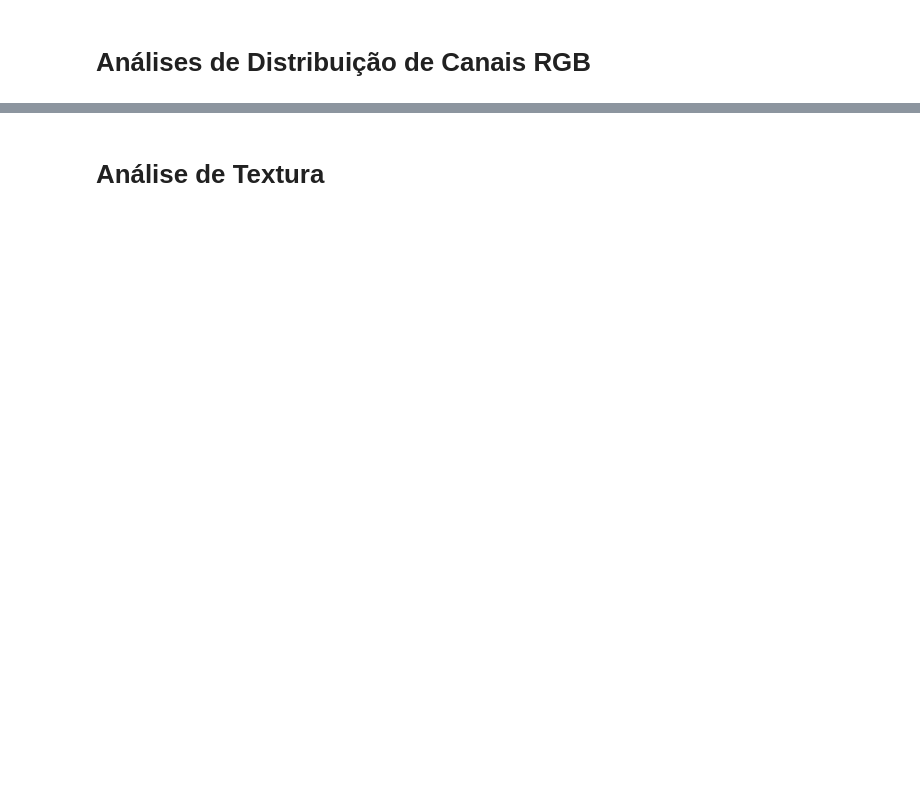
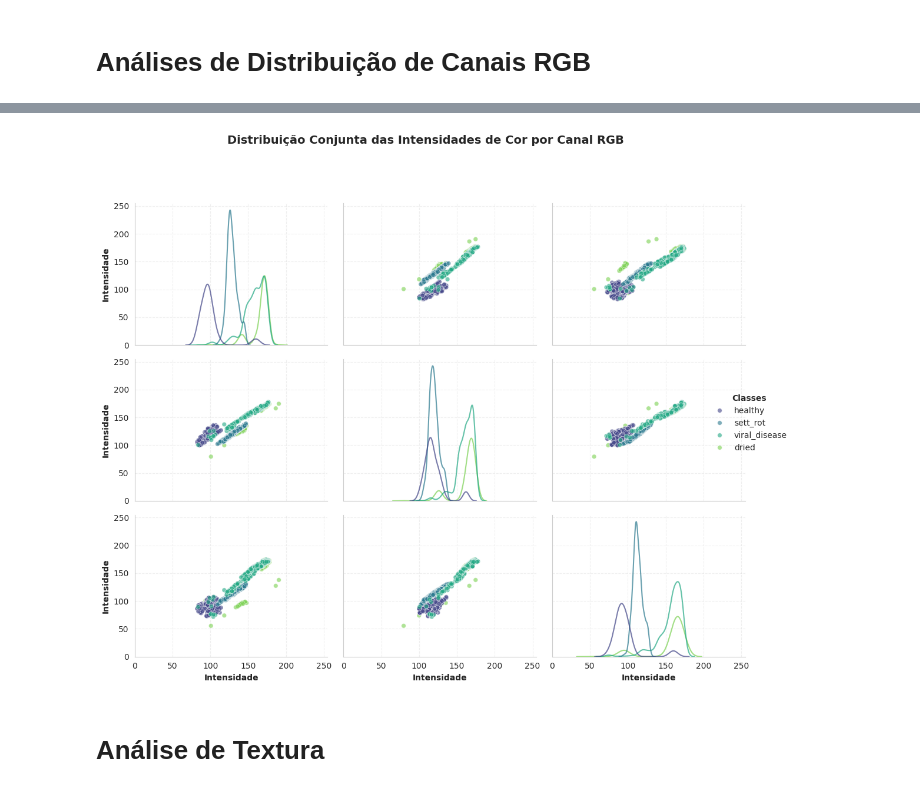
Before and after one commit to BrunoAFurquim/Sugarcane-Disease-Classification, a Jupyter notebook: sugarcane_disease_exploratory_analysis.ipynb, the cells around one changed output, grey strips where cells are left out. Drawn from its saved outputs; the diff is of its cells as text; code cells hidden in the pictures; blank space fills up the shorter version.

```diff
--- a/sugarcane_disease_exploratory_analysis.ipynb
+++ b/sugarcane_disease_exploratory_analysis.ipynb
@@ -283,3 +383,77 @@ plt.show()
+# %%
+import pandas as pd
+import numpy as np
+import seaborn as sns
+import matplotlib.pyplot as plt
+
+data = []
+for cls in class_stats:
+    means_rgb = np.array(class_stats[cls]['means_rgb'])
+
+    for m in means_rgb:
+        data.append({
+            'Class': cls,
+            'R': m[0],
+            'G': m[1],
+            'B': m[2],
+            'Intensity': np.mean(m)  # Valor médio para ordenação
+        })
+
+df = pd.DataFrame(data)
+
+# Ordena as classes pela intensidade média
+class_order = df.groupby('Class')['Intensity'].mean().sort_values().index.tolist()
+df['Class'] = pd.Categorical(df['Class'], categories=class_order, ordered=True)
+
+sns.set_style("whitegrid")
+plt.rcParams['axes.titleweight'] = 'bold'
+plt.rcParams['axes.labelweight'] = 'bold'
+
+g = sns.pairplot(
+    data=df,
+    vars=['R', 'G', 'B'],
+    hue='Class',
+    palette='viridis',
+    plot_kws={
+        'alpha': 0.6,
+        's': 30,
+        'edgecolor': 'w',
+        'linewidth': 0.5
+    },
+    diag_kws={
+        'alpha': 0.7,
+        'fill': False,
+        'linewidth': 1.5
+    },
+    height=3,
+    aspect=1.1,
+    corner=False
+)
+
+g.fig.suptitle("Distribuição Conjunta das Intensidades de Cor por Canal RGB\n", y=1.05, fontsize=14, fontweight='bold')
+
+for ax in g.axes.flat:
+    ax.set_xlim(0, 255)
+    ax.set_ylim(0, 255)
+    ax.grid(True, linestyle='--', alpha=0.3)
+    if ax.get_subplotspec().is_first_col():
+        ax.set_ylabel('Intensidade', fontweight='bold')
+    else:
+        ax.set_ylabel('')
+
+    if ax.get_subplotspec().is_last_row():
+        ax.set_xlabel('Intensidade', fontweight='bold')
+    else:
+        ax.set_xlabel('')
+
+legend = g._legend
+legend.set_bbox_to_anchor((1.05, 0.5))
+legend.set_title('Classes', prop={'weight':'bold'})
+
+plt.tight_layout()
+plt.show()
+# %% [output]
+[figure, added]
 # %% [markdown]
 # Análise de Textura
 # %%
```
Also changed, not shown: parts of 18 cells of this notebook.
